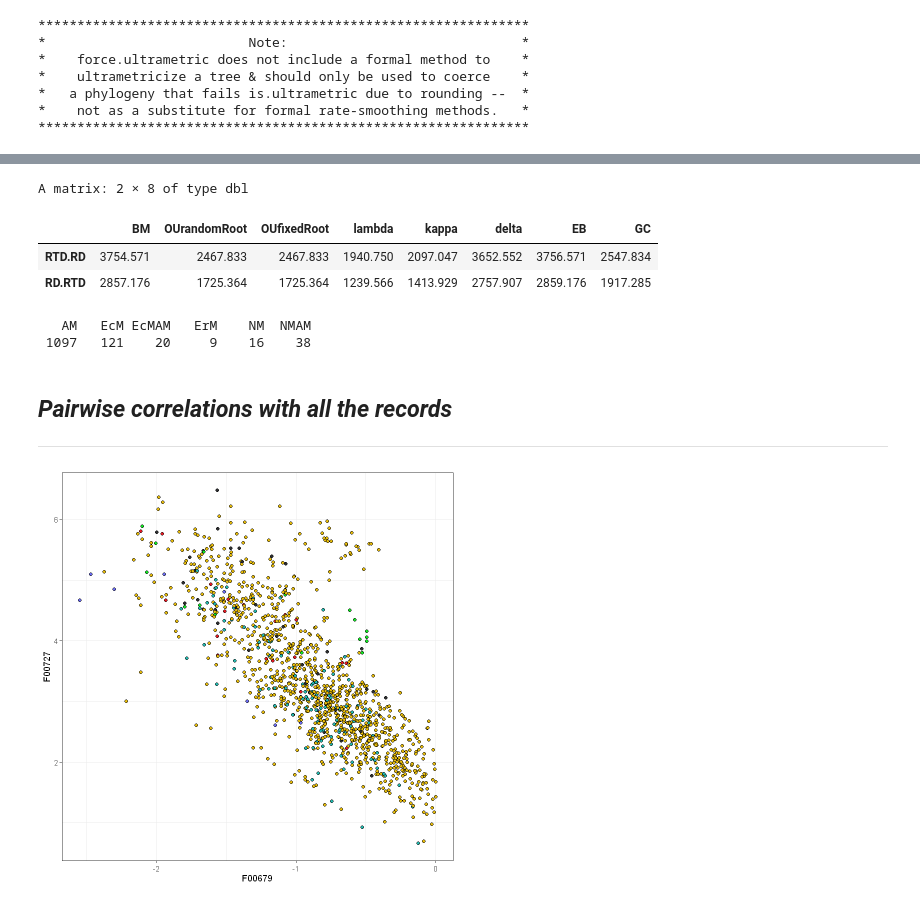
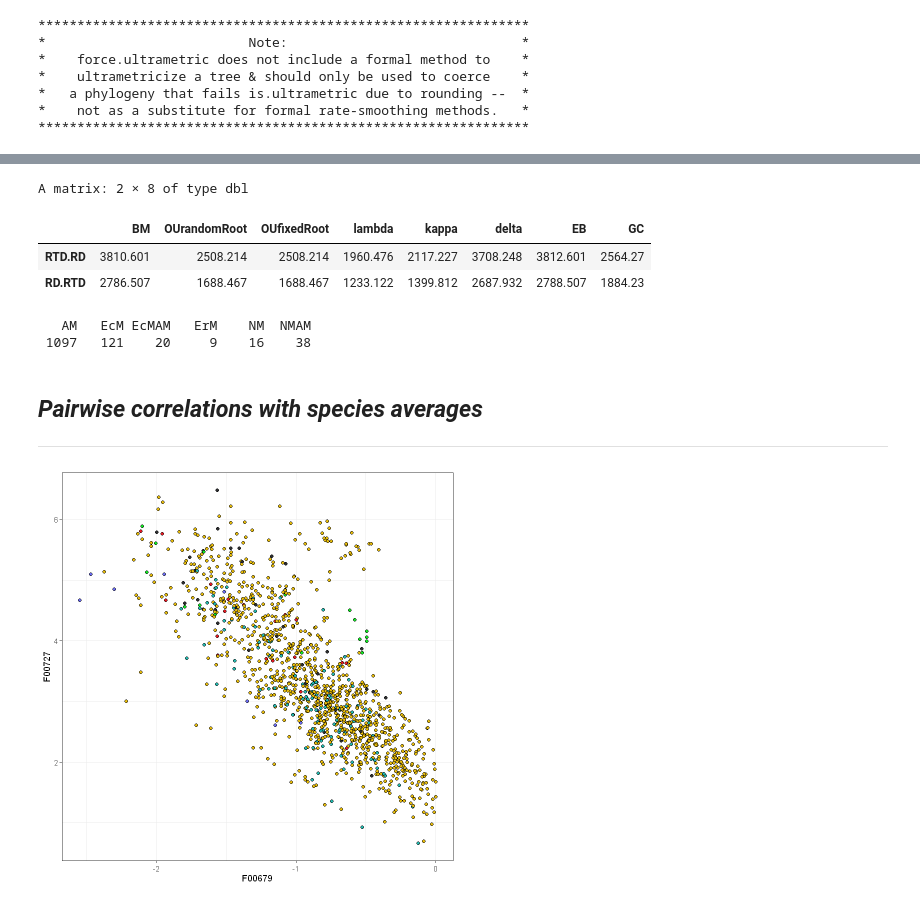
Before and after one commit to anoban/phd, a Jupyter notebook: R/notebooks/phylogenetics.ipynb, the cells around one changed output, grey strips where cells are left out. Drawn from its saved outputs; the diff is of its cells as text; code cells hidden in the pictures.

```diff
--- a/R/notebooks/phylogenetics.ipynb
+++ b/R/notebooks/phylogenetics.ipynb
@@ -118,7 +118,7 @@ write.csv(data, "../../data/chapter2/FRED/subsets/fineroot-comparison-name-match
 ---------------------------
 # %%
 GEIGER_FITCONTINUOUS_MODEL_OPTIONS <- c("BM", "OU", "EB", "rate_trend", "lambda", "kappa", "delta", "mean_trend", "white")
-PHYLOLM_PHYLOLM_MODEL_OPTIONS <- c("BM", "OUrandomRoot", "OUfixedRoot", "lambda", "kappa", "delta", "EB", # "trend", - "trend" option is problematic for ultrametric trees
+PHYLOLM_MODEL_OPTIONS <- c("BM", "OUrandomRoot", "OUfixedRoot", "lambda", "kappa", "delta", "EB", # "trend", - "trend" option is problematic for ultrametric trees
                                    "GC")
 # %%
 # this phylogeny needs to be fully bifurcating with no polytomies
@@ -135,7 +135,7 @@ if (!ape::is.ultrametric(tree)) tree <- phytools::force.ultrametric(tree = tree,
 
 stopifnot(ape::is.binary(tree) && ape::is.ultrametric(tree))
 
-traits <- read.csv("../../data/chapter2/FRED/subsets/name_matched_FRED4_1301.csv", row.names = "binominal") # we need the binominal names as row names for phylolm::phylolm()
+traits <- read.csv("../../data/chapter2/FRED/subsets/name_matched_FRED4_1301.csv", row.names = "binominal")[, c("F00679", "F00727", "F00709", "state")] # we need the binominal names as row names for phylolm::phylolm()
 
 # repeat the taxonomic corrections
 # traits[traits$F01286 %in% c("Parablechnum", "Lomaria", "Blechnopsis"), "F01286"] = "Blechnum"
@@ -198,22 +190,22 @@ A matrix: 2 × 8 of type dbl
 # %%
 suppressWarnings(
     rbind(
-        RTD.RD = mapply(PHYLOLM_PHYLOLM_MODEL_OPTIONS, FUN = function (m) phylolm::phylolm(F00709 ~ F00679, data = traits, model = m, phy = tree)$aic), # RTD ~ RD
-        RD.RTD = mapply(PHYLOLM_PHYLOLM_MODEL_OPTIONS, FUN = function (m) phylolm::phylolm(F00679 ~ F00709, data = traits, model = m, phy = tree)$aic) # RD ~ RTD
+        RTD.RD = mapply(PHYLOLM_MODEL_OPTIONS, FUN = function (m) phylolm::phylolm(F00709 ~ F00679, data = traits, model = m, phy = tree)$aic), # RTD ~ RD
+        RD.RTD = mapply(PHYLOLM_MODEL_OPTIONS, FUN = function (m) phylolm::phylolm(F00679 ~ F00709, data = traits, model = m, phy = tree)$aic) # RD ~ RTD
     )
 )
 # %% [output]
 A matrix: 2 × 8 of type dbl
 |  | BM | OUrandomRoot | OUfixedRoot | lambda | kappa | delta | EB | GC |
-| RTD.RD | 3754.571 | 2467.833 | 2467.833 | 1940.750 | 2097.047 | 3652.552 | 3756.571 | 2547.834 |
-| RD.RTD | 2857.176 | 1725.364 | 1725.364 | 1239.566 | 1413.929 | 2757.907 | 2859.176 | 1917.285 |
+| RTD.RD | 3810.601 | 2508.214 | 2508.214 | 1960.476 | 2117.227 | 3708.248 | 3812.601 | 2564.27 |
+| RD.RTD | 2786.507 | 1688.467 | 1688.467 | 1233.122 | 1399.812 | 2687.932 | 2788.507 | 1884.23 |
 # %%
 table(traits$state)
 # %% [output]
    AM   EcM EcMAM   ErM    NM  NMAM
  1097   121    20     9    16    38
 # %% [markdown]
-## ___Pairwise correlations with all the records___
+## ___Pairwise correlations with species averages___
 ------------------------------
 # %%
 STATE_COLOURS <- c(AM = "#E7BC0C", EcM = "#23B9AF", ErM = "#6B6CF2", NM = "#11E823", NMAM = "#2D2E30", EcMAM = "#E71A23")
```
Also changed, not shown: parts of 14 cells of this notebook.
